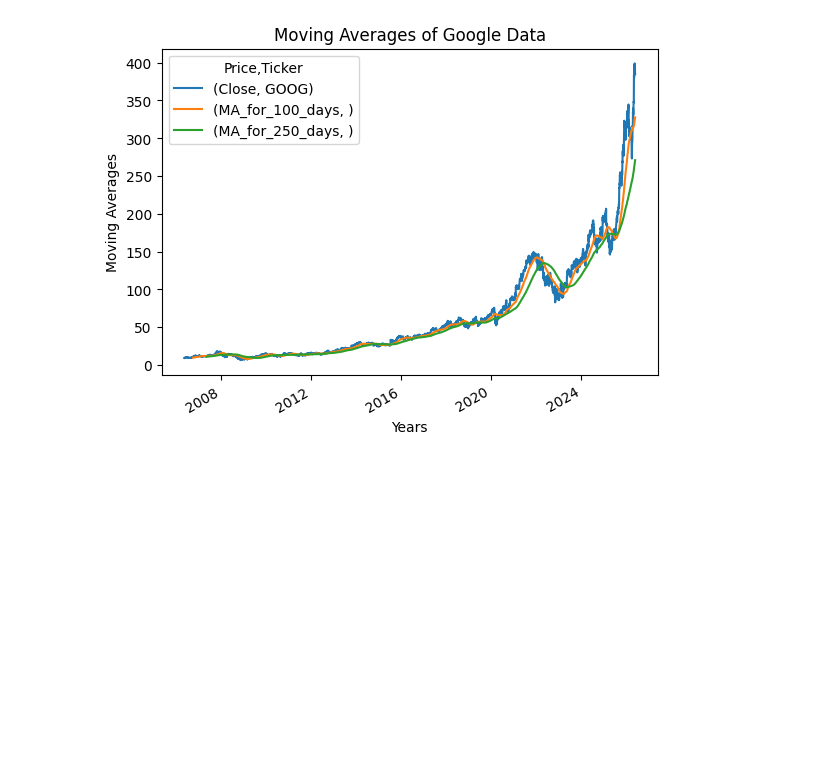
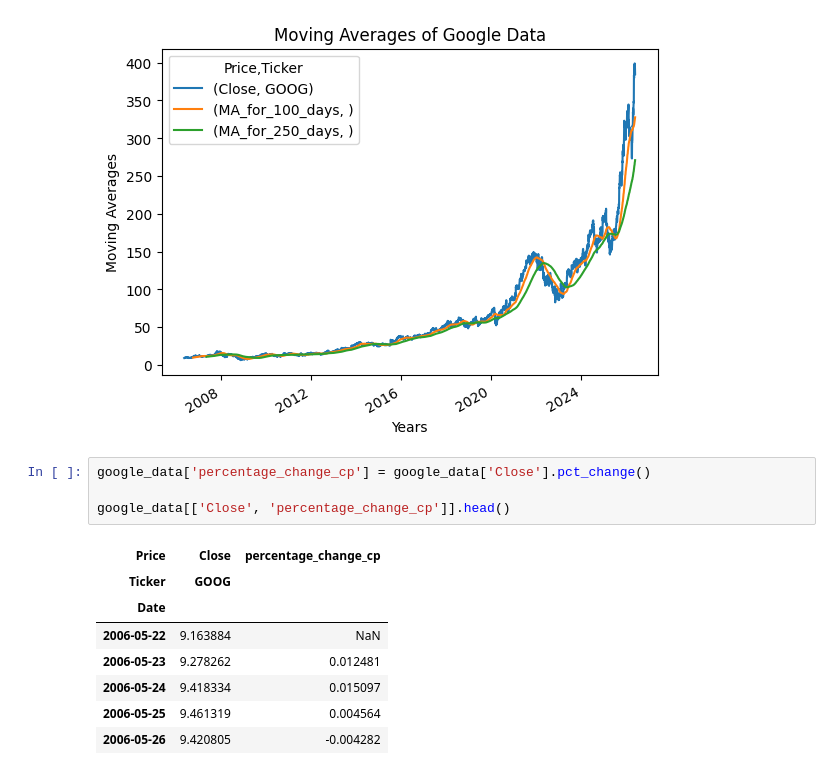
Before and after one commit to kanchana-Tejaswy/stock_market_predection, a Jupyter notebook: stock.ipynb, the cells around one changed output. Saved outputs shown, nothing was run; the diff lists cells and outputs as text; blank space fills up the shorter version.

```diff
--- a/stock.ipynb
+++ b/stock.ipynb
@@ -277,3 +277,16 @@ plot_graph(
 # %% [output]
 <Figure size 1500x500 with 0 Axes>
 [figure]
+# %%
+google_data['percentage_change_cp'] = google_data['Close'].pct_change()
+
+google_data[['Close', 'percentage_change_cp']].head()
+# %% [output]
+| Price | Close | percentage_change_cp |
+| Ticker | GOOG |  |
+| Date |  |  |
+| 2006-05-22 | 9.163884 | NaN |
+| 2006-05-23 | 9.278262 | 0.012481 |
+| 2006-05-24 | 9.418334 | 0.015097 |
+| 2006-05-25 | 9.461319 | 0.004564 |
+| 2006-05-26 | 9.420805 | -0.004282 |
```
Also changed, not shown: parts of 1 cell of this notebook.
